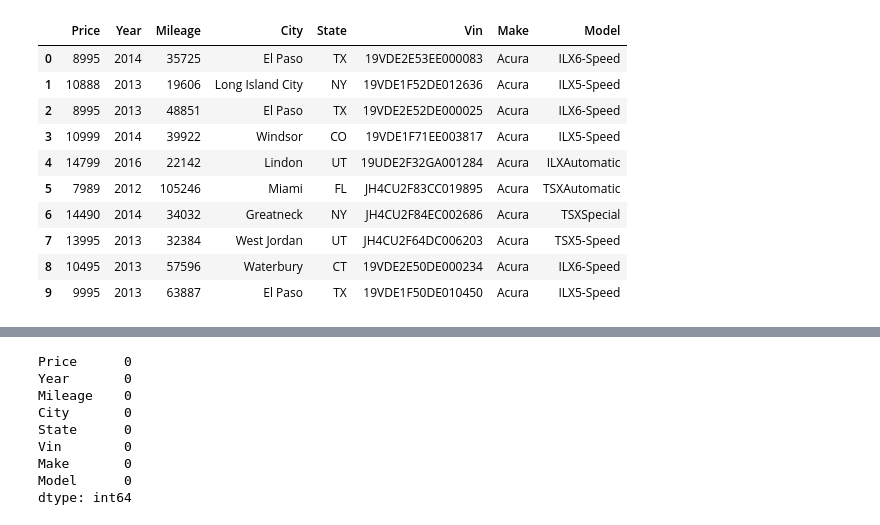
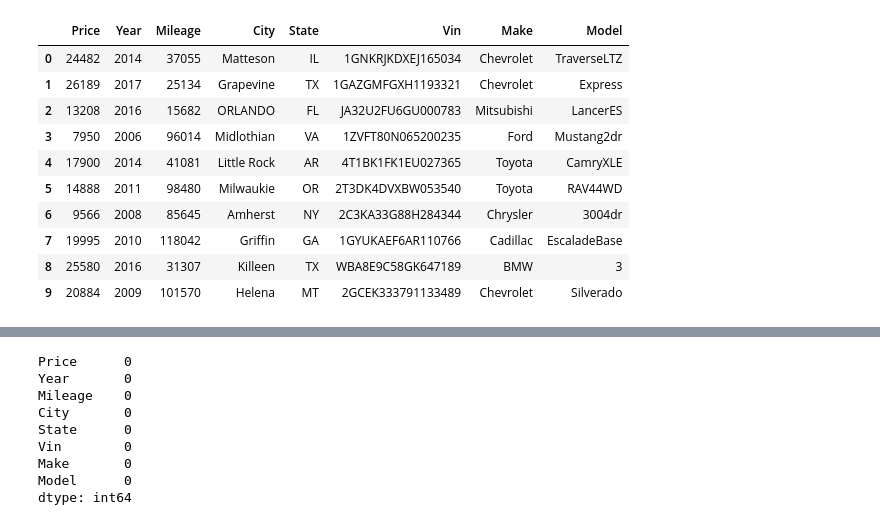
Before and after one commit to cmpe255-orion/car-price-prediction, a Jupyter notebook: Final_Project.ipynb, the cells around one changed output, grey strips where cells are left out. Saved outputs shown, nothing was run; the diff lists cells and outputs as text; code cells hidden in the pictures.

```diff
--- a/Final_Project.ipynb
+++ b/Final_Project.ipynb
@@ -31,15 +47,15 @@ Mounted at /content/gdrive
 # %%
-df = pd.read_csv('/content/gdrive/My Drive/Colab Notebooks/Dataset/true_car_listings.csv')
+df = pd.read_csv('/content/gdrive/My Drive/Colab Notebooks/Dataset/true_car_listings.csv').sample(frac=1).reset_index(drop=True)
 df.head(10)
 # %% [output]
 |  | Price | Year | Mileage | City | State | Vin | Make | Model |
-| 0 | 8995 | 2014 | 35725 | El Paso | TX | 19VDE2E53EE000083 | Acura | ILX6-Speed |
-| 1 | 10888 | 2013 | 19606 | Long Island City | NY | 19VDE1F52DE012636 | Acura | ILX5-Speed |
-| 2 | 8995 | 2013 | 48851 | El Paso | TX | 19VDE2E52DE000025 | Acura | ILX6-Speed |
-| 3 | 10999 | 2014 | 39922 | Windsor | CO | 19VDE1F71EE003817 | Acura | ILX5-Speed |
-| 4 | 14799 | 2016 | 22142 | Lindon | UT | 19UDE2F32GA001284 | Acura | ILXAutomatic |
-| 5 | 7989 | 2012 | 105246 | Miami | FL | JH4CU2F83CC019895 | Acura | TSXAutomatic |
-| 6 | 14490 | 2014 | 34032 | Greatneck | NY | JH4CU2F84EC002686 | Acura | TSXSpecial |
-| 7 | 13995 | 2013 | 32384 | West Jordan | UT | JH4CU2F64DC006203 | Acura | TSX5-Speed |
-| 8 | 10495 | 2013 | 57596 | Waterbury | CT | 19VDE2E50DE000234 | Acura | ILX6-Speed |
-| 9 | 9995 | 2013 | 63887 | El Paso | TX | 19VDE1F50DE010450 | Acura | ILX5-Speed |
+| 0 | 24482 | 2014 | 37055 | Matteson | IL | 1GNKRJKDXEJ165034 | Chevrolet | TraverseLTZ |
+| 1 | 26189 | 2017 | 25134 | Grapevine | TX | 1GAZGMFGXH1193321 | Chevrolet | Express |
+| 2 | 13208 | 2016 | 15682 | ORLANDO | FL | JA32U2FU6GU000783 | Mitsubishi | LancerES |
+| 3 | 7950 | 2006 | 96014 | Midlothian | VA | 1ZVFT80N065200235 | Ford | Mustang2dr |
+| 4 | 17900 | 2014 | 41081 | Little Rock | AR | 4T1BK1FK1EU027365 | Toyota | CamryXLE |
+| 5 | 14888 | 2011 | 98480 | Milwaukie | OR | 2T3DK4DVXBW053540 | Toyota | RAV44WD |
+| 6 | 9566 | 2008 | 85645 | Amherst | NY | 2C3KA33G88H284344 | Chrysler | 3004dr |
+| 7 | 19995 | 2010 | 118042 | Griffin | GA | 1GYUKAEF6AR110766 | Cadillac | EscaladeBase |
+| 8 | 25580 | 2016 | 31307 | Killeen | TX | WBA8E9C58GK647189 | BMW | 3 |
+| 9 | 20884 | 2009 | 101570 | Helena | MT | 2GCEK333791133489 | Chevrolet | Silverado |
```
Also changed, not shown: parts of 37 cells of this notebook.
